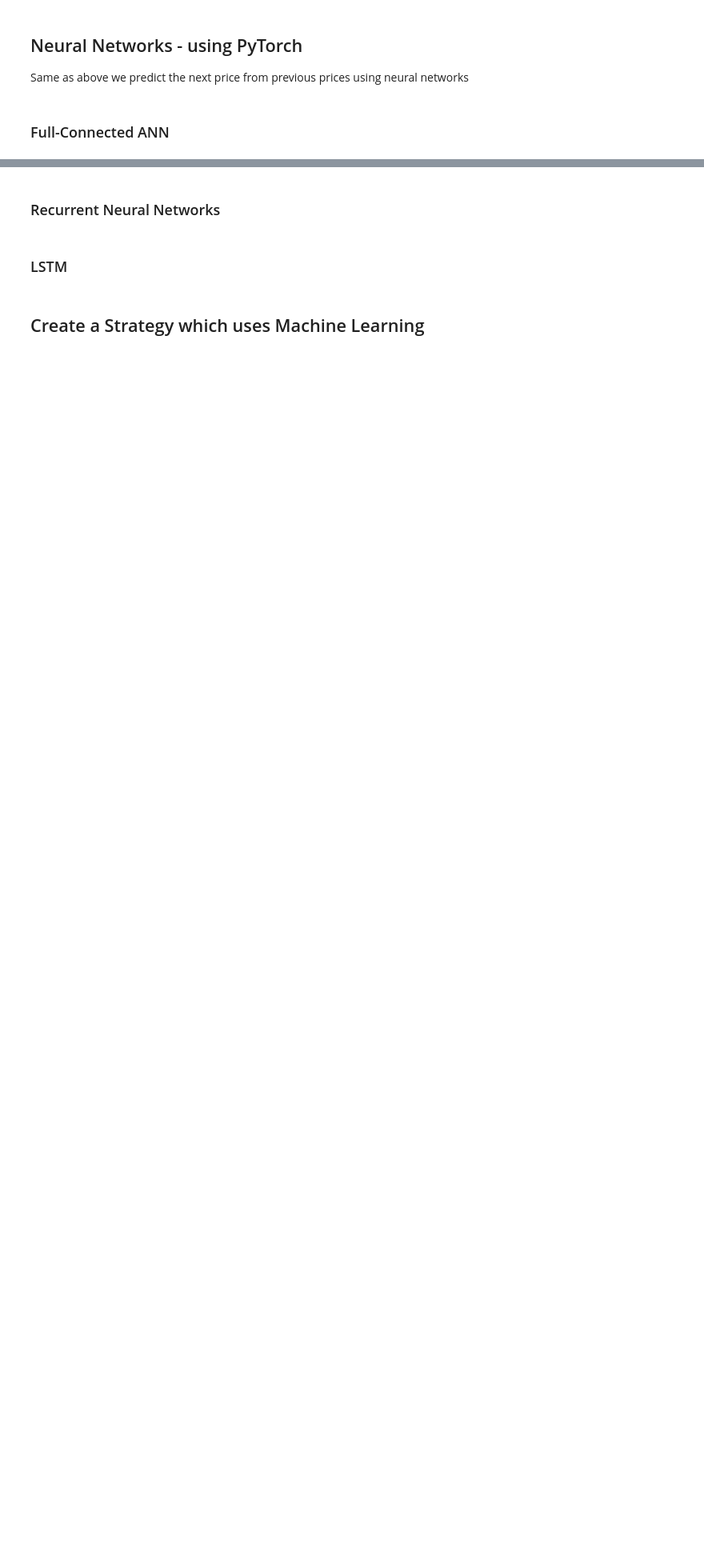
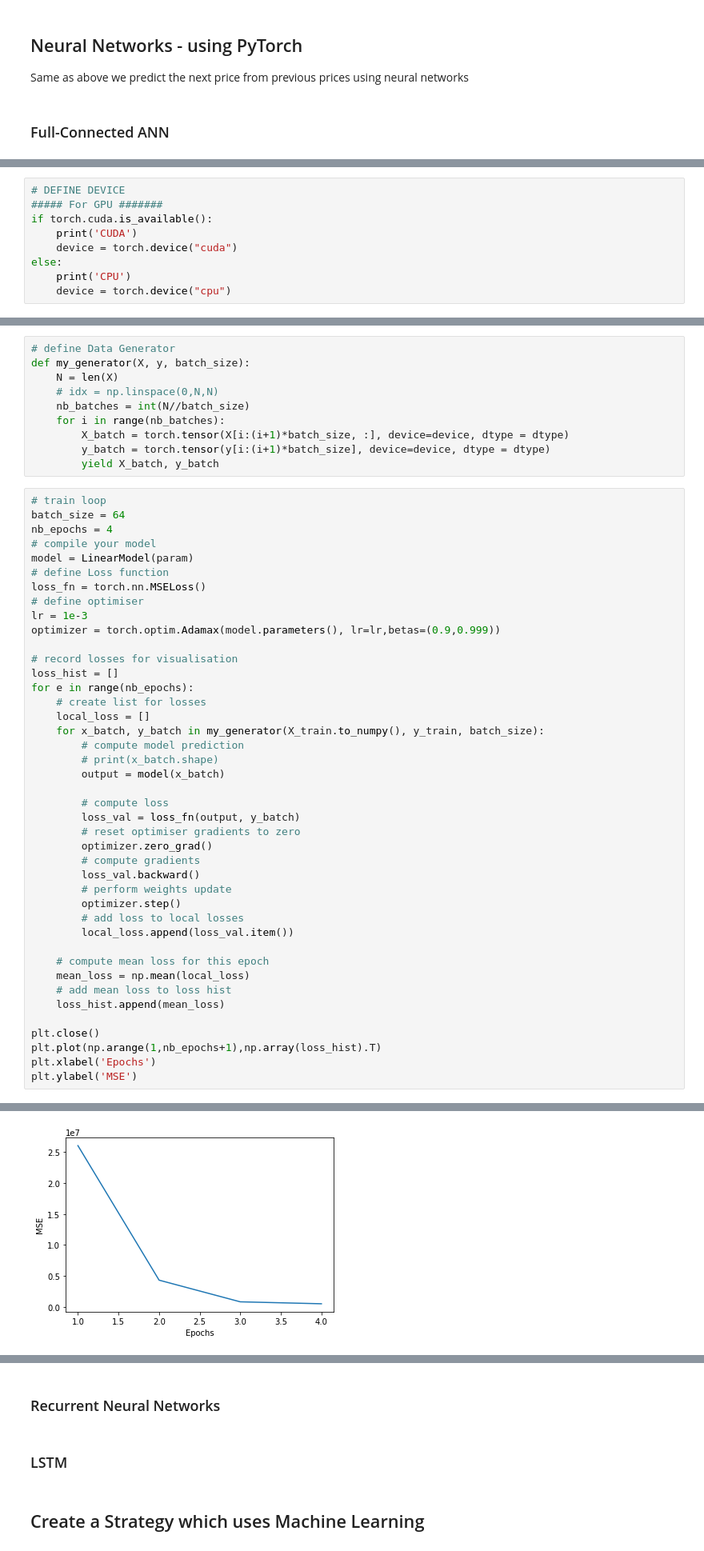
Before and after one commit to Sergeytata/Data-Science-Small-Tutorial, a Jupyter notebook: for_noobs_with_love.ipynb, the cells around one changed output, grey strips where cells are left out. Shown: that part at 80% size. Cells and saved outputs as stored; diff of their text form; blank space fills up the shorter version.

```diff
--- a/for_noobs_with_love.ipynb
+++ b/for_noobs_with_love.ipynb
@@ -270,0 +273,9 @@ Same as above we predict the next price from previous prices using neural networ
+# %%
+# DEFINE DEVICE
+##### For GPU #######
+if torch.cuda.is_available():
+    print('CUDA')
+    device = torch.device("cuda")
+else:
+    print('CPU')
+    device = torch.device("cpu")
@@ -270,0 +324,53 @@ Same as above we predict the next price from previous prices using neural networ
+# %%
+# define Data Generator
+def my_generator(X, y, batch_size):
+    N = len(X)
+    # idx = np.linspace(0,N,N)
+    nb_batches = int(N//batch_size)
+    for i in range(nb_batches):
+        X_batch = torch.tensor(X[i:(i+1)*batch_size, :], device=device, dtype = dtype)
+        y_batch = torch.tensor(y[i:(i+1)*batch_size], device=device, dtype = dtype)
+        yield X_batch, y_batch
+# %%
+# train loop
+batch_size = 64
+nb_epochs = 4
+# compile your model
+model = LinearModel(param)
+# define Loss function
+loss_fn = torch.nn.MSELoss()
+# define optimiser
+lr = 1e-3
+optimizer = torch.optim.Adamax(model.parameters(), lr=lr,betas=(0.9,0.999))
+
+# record losses for visualisation
+loss_hist = []
+for e in range(nb_epochs):
+    # create list for losses
+    local_loss = []
+    for x_batch, y_batch in my_generator(X_train.to_numpy(), y_train, batch_size):
+        # compute model prediction
+        # print(x_batch.shape)
+        output = model(x_batch)
+
+        # compute loss
+        loss_val = loss_fn(output, y_batch)
+        # reset optimiser gradients to zero
+        optimizer.zero_grad()
+        # compute gradients
+        loss_val.backward()
+        # perform weights update
+        optimizer.step()
+        # add loss to local losses
+        local_loss.append(loss_val.item())
+
+    # compute mean loss for this epoch
+    mean_loss = np.mean(local_loss)
+    # add mean loss to loss hist
+    loss_hist.append(mean_loss)
+
+plt.close()
+plt.plot(np.arange(1,nb_epochs+1),np.array(loss_hist).T)
+plt.xlabel('Epochs')
+plt.ylabel('MSE')
+# %% [output]
@@ -270,0 +378 @@ Same as above we predict the next price from previous prices using neural networ
+[figure, added]
```
Also changed, not shown: parts of 7 cells of this notebook.
